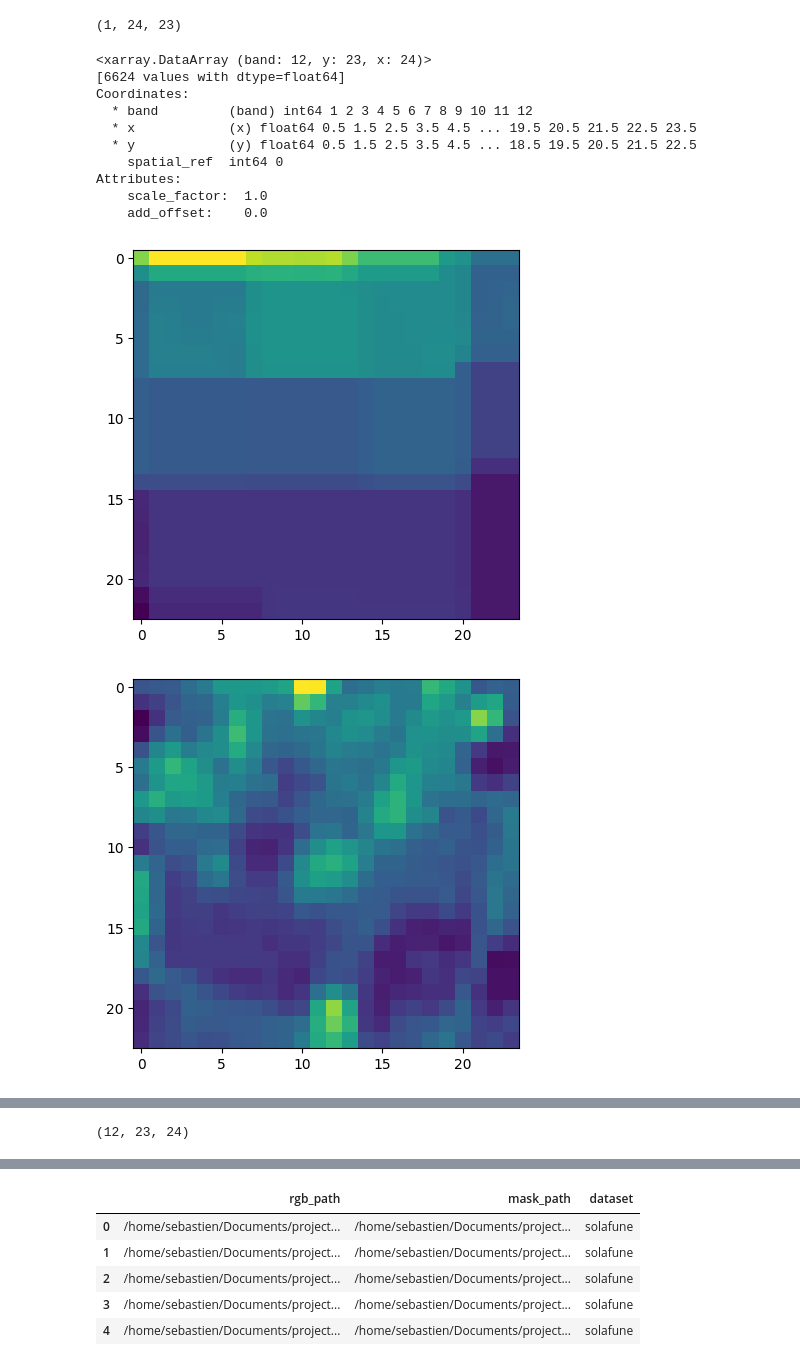
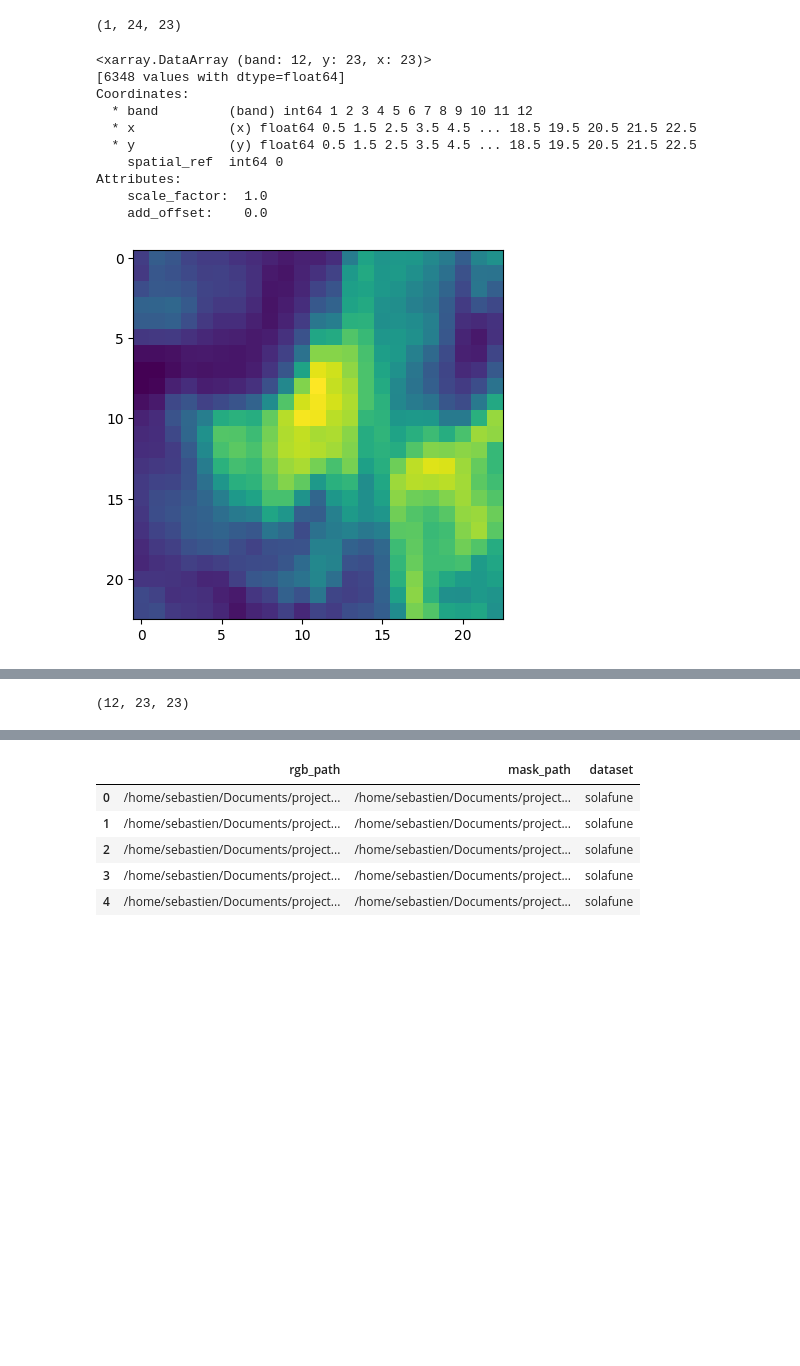
Before and after one commit to tetaud-sebastien/solafune-solar-panel-detection, a Jupyter notebook: Notebooks/explore.ipynb, the cells around one changed output, grey strips where cells are left out. Cells and saved outputs as stored; diff of their text form; code cells hidden in the pictures; blank space fills up the shorter version.

```diff
--- a/Notebooks/explore.ipynb
+++ b/Notebooks/explore.ipynb
@@ -29,24 +32,23 @@ data.shape
 (1, 24, 23)
 # %%
 import matplotlib.pyplot as plt
-data = rxr.open_rasterio(images_train[1300], masked=False)
+data = rxr.open_rasterio(images_train[100], masked=False)
 data
 # %% [output]
-<xarray.DataArray (band: 12, y: 23, x: 24)>
-[6624 values with dtype=float64]
+<xarray.DataArray (band: 12, y: 23, x: 23)>
+[6348 values with dtype=float64]
 Coordinates:
   * band         (band) int64 1 2 3 4 5 6 7 8 9 10 11 12
-  * x            (x) float64 0.5 1.5 2.5 3.5 4.5 ... 19.5 20.5 21.5 22.5 23.5
+  * x            (x) float64 0.5 1.5 2.5 3.5 4.5 ... 18.5 19.5 20.5 21.5 22.5
   * y            (y) float64 0.5 1.5 2.5 3.5 4.5 ... 18.5 19.5 20.5 21.5 22.5
     spatial_ref  int64 0
 Attributes:
     scale_factor:  1.0
     add_offset:    0.0
 # %%
-for i in range(data.shape[0]):
+# for i in range(data.shape[0]):
 
-    plt.imshow(data[i,:,:])
-    plt.show()
+plt.imshow(data[1,:,:])
+plt.show()
 # %% [output]
-[figure, old version]
+[figure, new version]
-[figure, removed]
@@ -63,5 +55,5 @@ for i in range(data.shape[0]):
 # %%
 data.shape
 # %% [output]
-(12, 23, 24)
+(12, 23, 23)
 # %%
```
Also changed, not shown: parts of 46 cells of this notebook, 1 other file.
